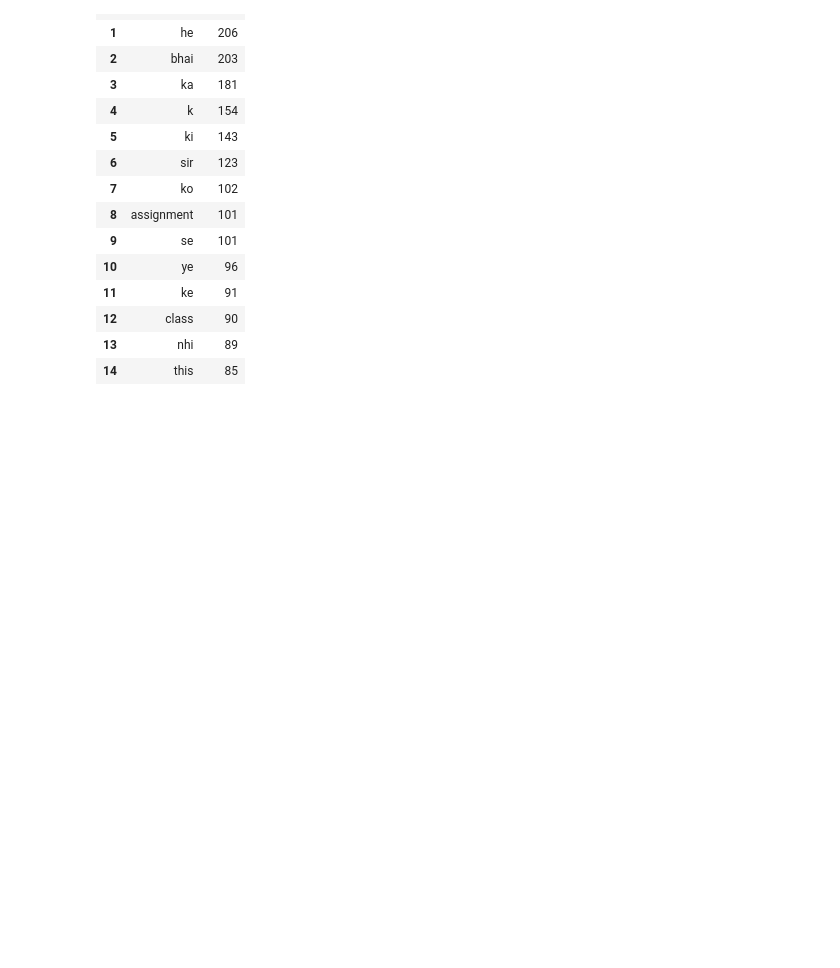
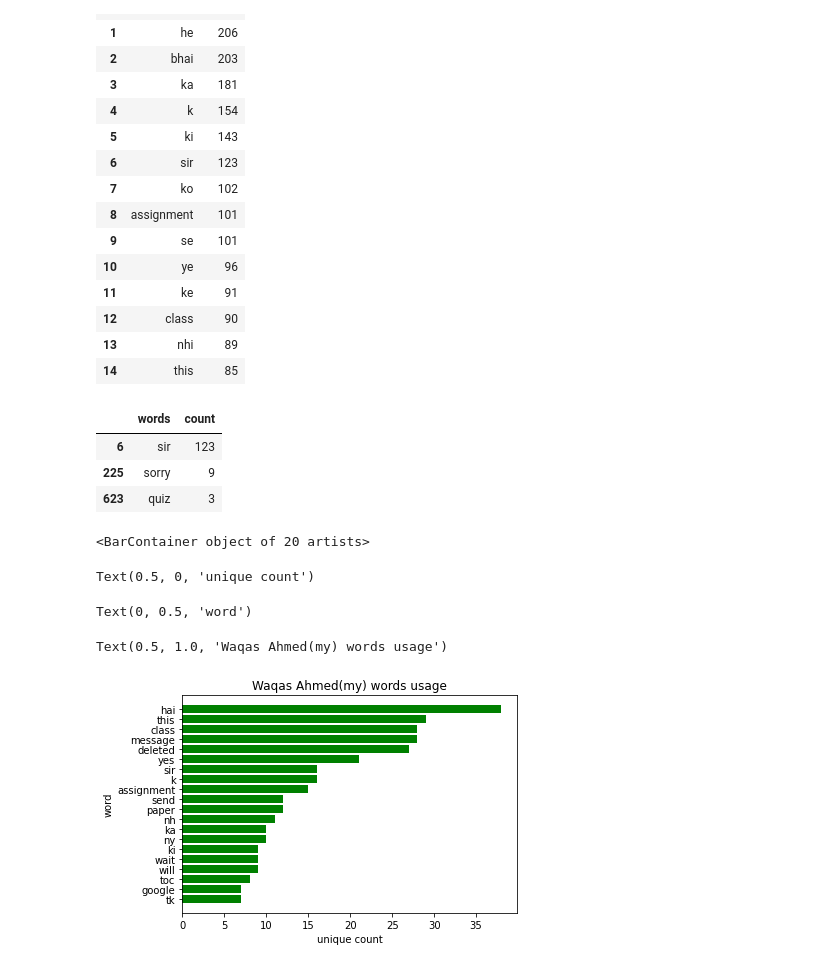
Before and after one commit to Iswaqasahmed/UBIT-whatapp-Group-Chat-Analysis-, a Jupyter notebook: chat analysis.ipynb, the cells around one changed output. Drawn from its saved outputs; the diff is of its cells as text; code cells hidden in the pictures; blank space fills up the shorter version.

Commit message:
person who type most chat plot in bar chat

```diff
--- a/chat analysis.ipynb
+++ b/chat analysis.ipynb
@@ -259,3 +259,38 @@ word_count_total.head(15)
 | 12 | class | 90 |
 | 13 | nhi | 89 |
 | 14 | this | 85 |
+# %%
+# find where a word come in combined countt
+word_count_total[word_count_total['words'].isin(['training','sir','sorry','beers','fitness','pub','quiz','happy','birthday','hockey'])]
+# %% [output]
+|  | words | count |
+| 6 | sir | 123 |
+| 225 | sorry | 9 |
+| 623 | quiz | 3 |
+# %%
+# create word coutns by sender as as series
+word_count_by_sender_series = words_filtered.groupby(['sender','words']).size().sort_values(ascending=False)
+# %%
+# create word counts by sender series as a DataFrame
+word_count_by_sender = pd.DataFrame(word_count_by_sender_series)
+# %%
+
+# Reset index in order to name columns correctly
+word_count_by_sender = word_count_by_sender.reset_index()
+word_count_by_sender.columns = ['sender','words','count']
+# %%
+# plot bar chart with top n all word used by me
+word_count_by_sender_top_n = word_count_by_sender[word_count_by_sender['sender'] == 'IAMWaqasAhmed'].head(20).sort_values(by='count',
+                                                                                                                         ascending=True)
+
+plt.barh(word_count_by_sender_top_n['words'],word_count_by_sender_top_n['count'],color = 'green')
+plt.xlabel('unique count')
+plt.ylabel('word')
+plt.title('Waqas Ahmed(my) words usage')
+plt.show()
+# %% [output]
+<BarContainer object of 20 artists>
+Text(0.5, 0, 'unique count')
+Text(0, 0.5, 'word')
+Text(0.5, 1.0, 'Waqas Ahmed(my) words usage')
+[figure, added]
```
